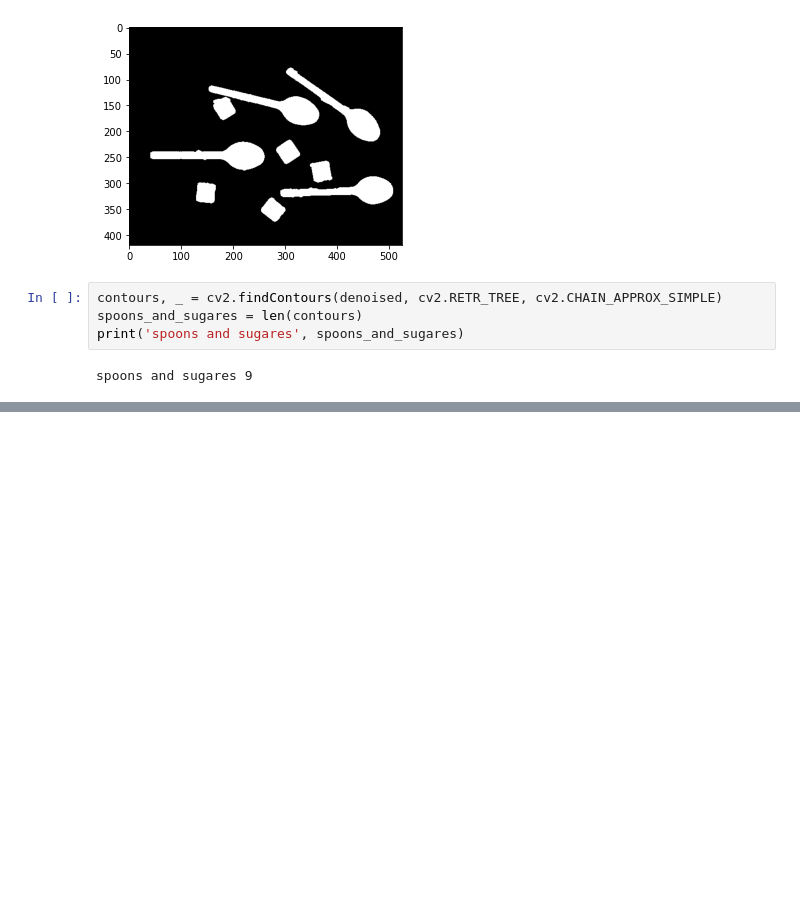
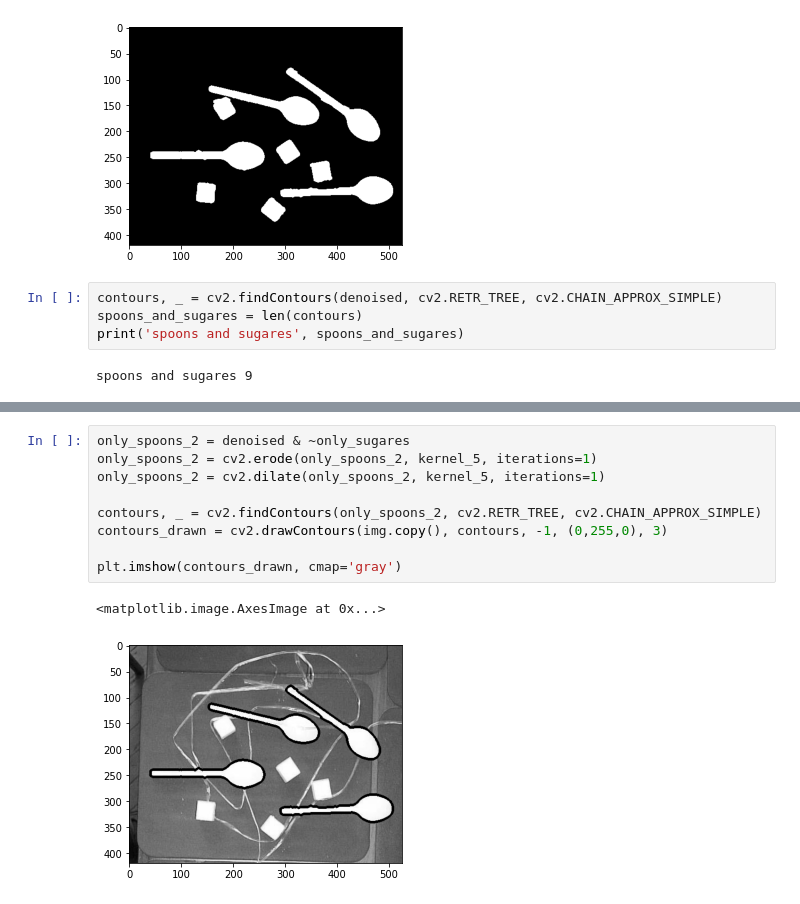
Before and after one commit to Tetrergeru/cv_project, a Jupyter notebook: spoons.ipynb, the cells around one changed output, grey strips where cells are left out. Saved outputs shown, nothing was run; the diff lists cells and outputs as text; blank space fills up the shorter version.

```diff
--- a/spoons.ipynb
+++ b/spoons.ipynb
@@ -50,0 +77,12 @@ sugares:  5
+# %%
+only_spoons_2 = denoised & ~only_sugares
+only_spoons_2 = cv2.erode(only_spoons_2, kernel_5, iterations=1)
+only_spoons_2 = cv2.dilate(only_spoons_2, kernel_5, iterations=1)
+
+contours, _ = cv2.findContours(only_spoons_2, cv2.RETR_TREE, cv2.CHAIN_APPROX_SIMPLE)
+contours_drawn = cv2.drawContours(img.copy(), contours, -1, (0,255,0), 3)
+
+plt.imshow(contours_drawn, cmap='gray')
+# %% [output]
+<matplotlib.image.AxesImage at 0x...>
+[figure, added]
```
Also changed, not shown: parts of 4 cells of this notebook, 2 other files.
